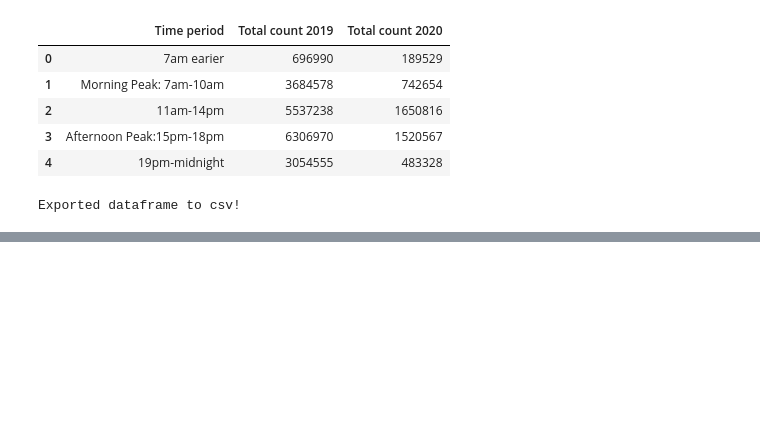
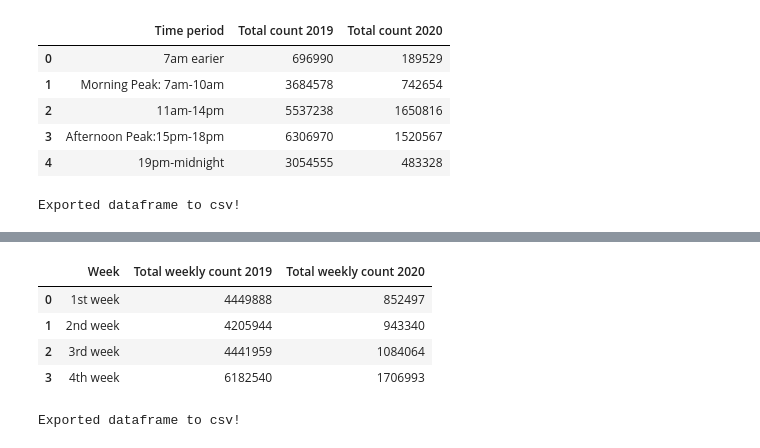
Before and after one commit to katshamai/Purple-Cats, a Jupyter notebook: Project_Ruo.ipynb, the cells around one changed output, grey strips where cells are left out. Saved outputs shown, nothing was run; the diff lists cells and outputs as text; code cells hidden in the pictures; blank space fills up the shorter version.

```diff
--- a/Project_Ruo.ipynb
+++ b/Project_Ruo.ipynb
@@ -553,0 +601,4 @@ plt.show()
+# %%
+# sum weekly total for 2019
+May2019_count_by_week = merged_clean_data.groupby(["Week"])["Hourly counts (2019)"].sum().to_frame(name = "Total weekly count 2019").reset_index()
+May2019_count_by_week.head()
@@ -553,0 +611,4 @@ plt.show()
+# %%
+# sum weekly total for 2020
+May2020_count_by_week = merged_clean_data.groupby(["Week"])["Hourly counts (2020)"].sum().to_frame(name = "Total weekly count 2020").reset_index()
+May2020_count_by_week.head()
@@ -553,0 +621,16 @@ plt.show()
+# %%
+# merge above dataframes
+count_by_week_merged  = pd.merge(left=May2019_count_by_week, right=May2020_count_by_week, on=["Week"], how='inner')
+count_by_week_merged.head()
+# %% [output]
+|  | Week | Total weekly count 2019 | Total weekly count 2020 |
+| 0 | 1st week | 4449888 | 852497 |
+| 1 | 2nd week | 4205944 | 943340 |
+| 2 | 3rd week | 4441959 | 1084064 |
+| 3 | 4th week | 6182540 | 1706993 |
+# %%
+# to csv
+count_by_week_merged.to_csv("output/count_by_week_merged.csv", index = False)
+print("Exported dataframe to csv!")
+# %% [output]
+Exported dataframe to csv!
```
Also changed, not shown: parts of 14 cells of this notebook, 6 other files.
